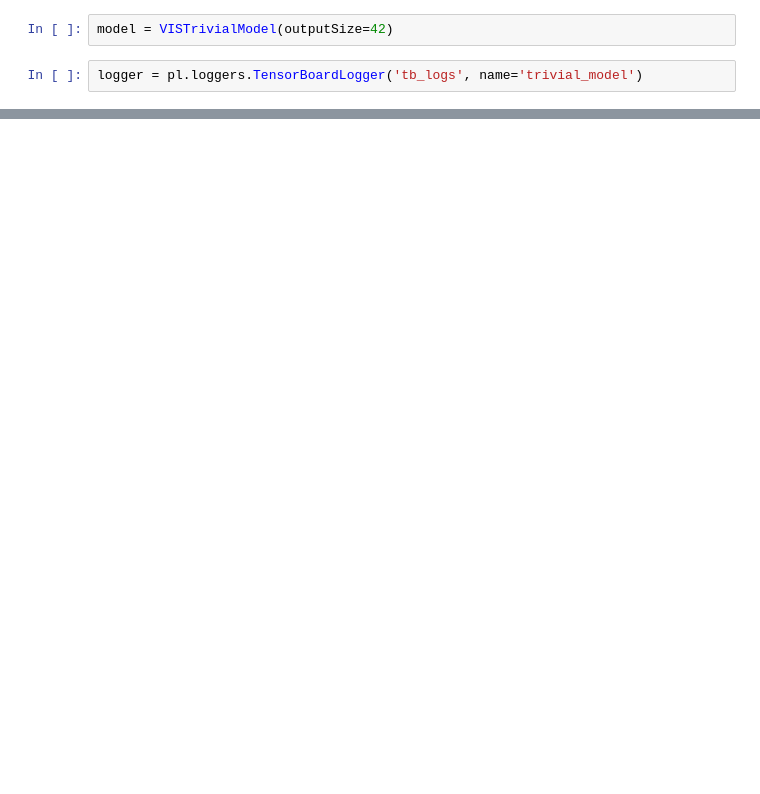
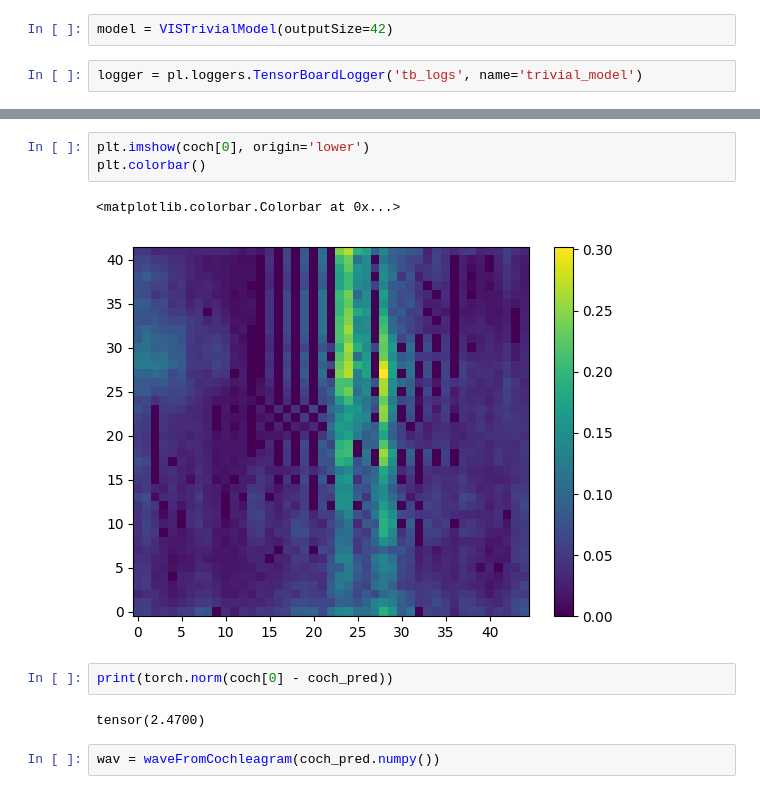
Before and after one commit to Aa-Aanegola/visually-indicated-sounds, a Jupyter notebook: src/experiments/TrivialModel.ipynb, the cells around one changed output, grey strips where cells are left out. Cells and saved outputs as stored; diff of their text form; blank space fills up the shorter version.

```diff
--- a/src/experiments/TrivialModel.ipynb
+++ b/src/experiments/TrivialModel.ipynb
@@ -116,0 +138,12 @@ LOCAL_RANK: 0 - CUDA_VISIBLE_DEVICES: [0]
+# %%
+plt.imshow(coch[0], origin='lower')
+plt.colorbar()
+# %% [output]
+<matplotlib.colorbar.Colorbar at 0x...>
+[figure, added]
+# %%
+print(torch.norm(coch[0] - coch_pred))
+# %% [output]
+tensor(2.4700)
+# %%
+wav = waveFromCochleagram(coch_pred.numpy())
```
Also changed, not shown: parts of 9 cells of this notebook, 7 other files.
